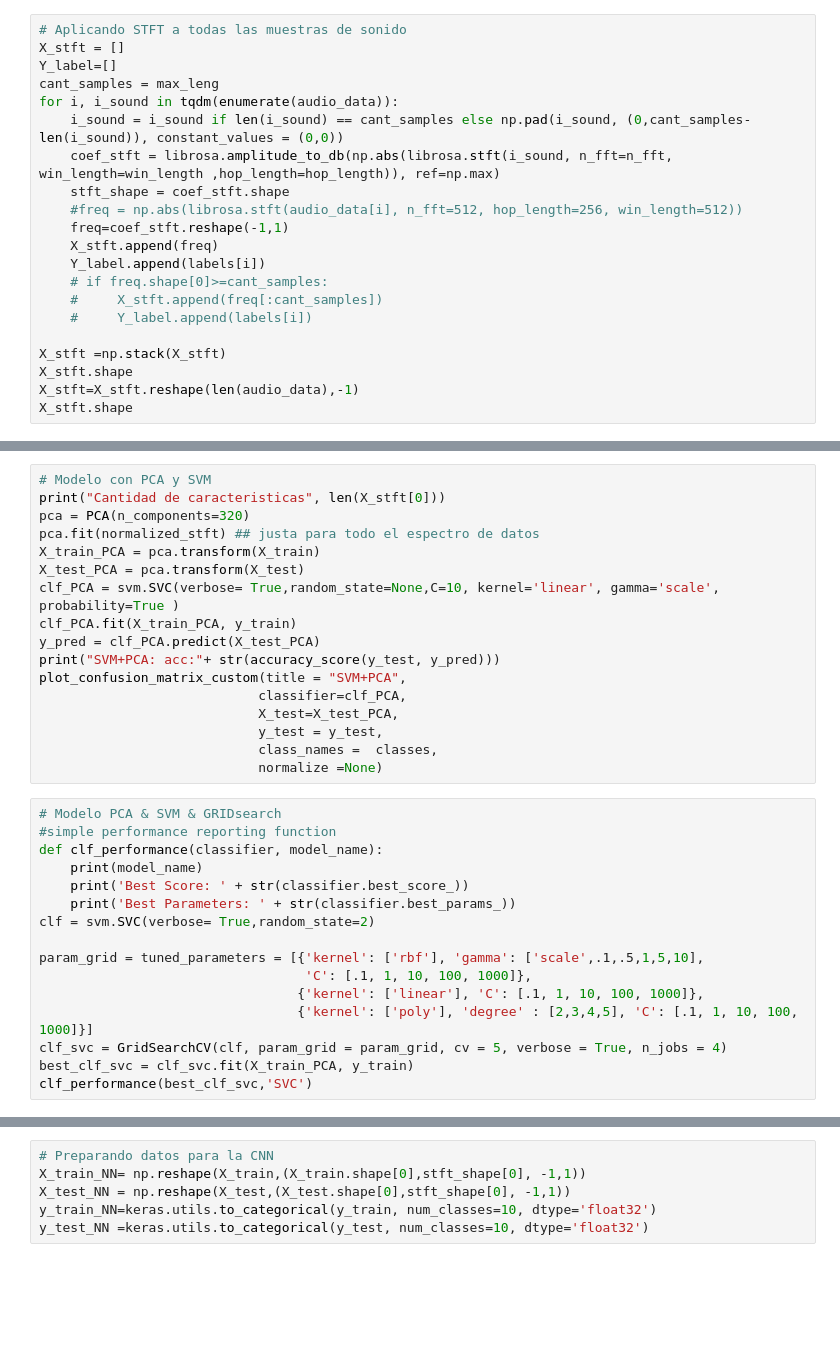
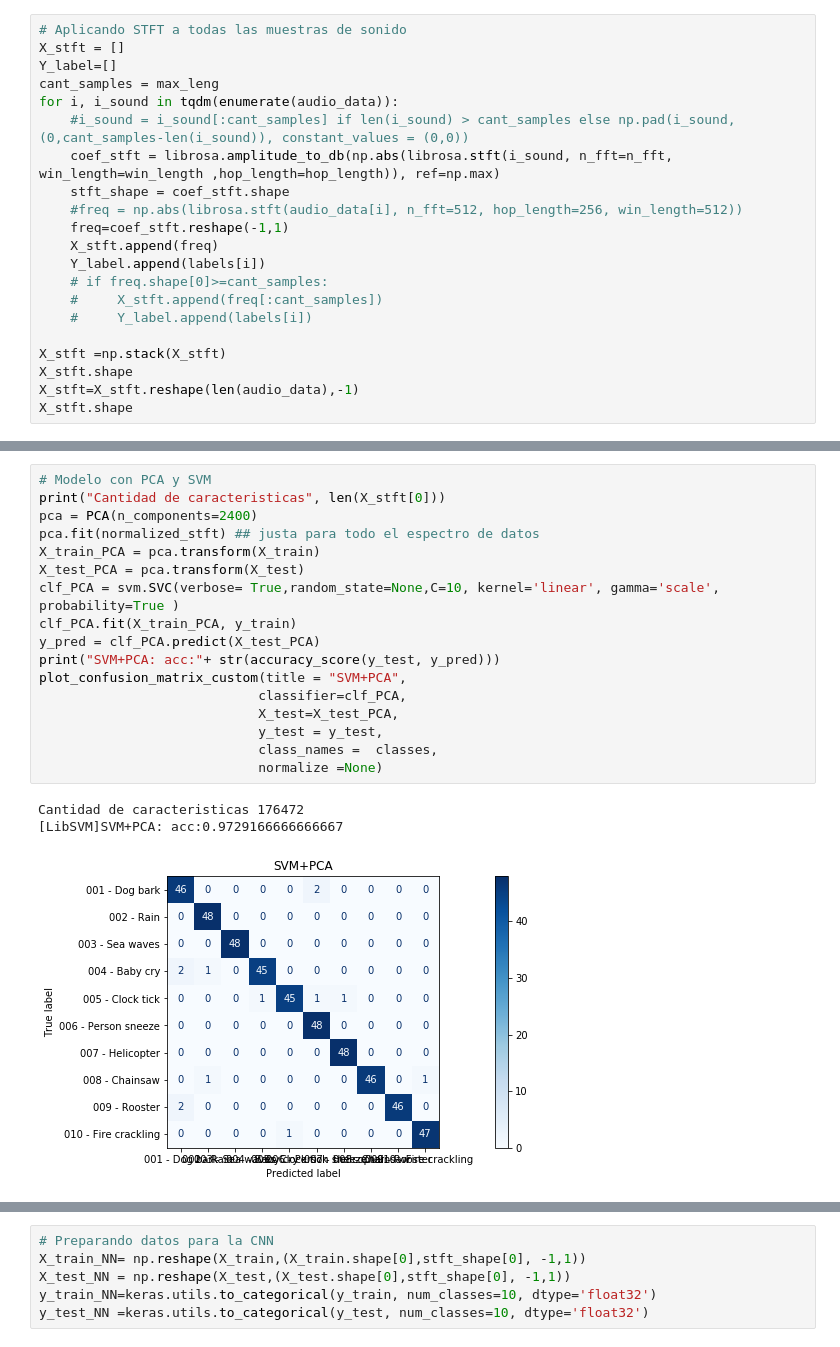
Before and after one commit to DavidCastilloAlvarado/STFT_ESC10, a Jupyter notebook: STFTstudy.ipynb, the cells around one changed output, grey strips where cells are left out. Saved outputs shown, nothing was run; the diff lists cells and outputs as text; blank space fills up the shorter version.

```diff
--- a/STFTstudy.ipynb
+++ b/STFTstudy.ipynb
@@ -135,7 +259,7 @@ X_stft = []
 Y_label=[]
 cant_samples = max_leng
 for i, i_sound in tqdm(enumerate(audio_data)):
-    i_sound = i_sound if len(i_sound) == cant_samples else np.pad(i_sound, (0,cant_samples-len(i_sound)), constant_values = (0,0))
+    #i_sound = i_sound[:cant_samples] if len(i_sound) > cant_samples else np.pad(i_sound, (0,cant_samples-len(i_sound)), constant_values = (0,0))
     coef_stft = librosa.amplitude_to_db(np.abs(librosa.stft(i_sound, n_fft=n_fft, win_length=win_length ,hop_length=hop_length)), ref=np.max)
     stft_shape = coef_stft.shape
     #freq = np.abs(librosa.stft(audio_data[i], n_fft=512, hop_length=256, win_length=512))
@@ -178,33 +311,21 @@ plot_confusion_matrix_custom(title = "SVM",
 # %%
 # Modelo con PCA y SVM
 print("Cantidad de caracteristicas", len(X_stft[0]))
-pca = PCA(n_components=320)
+pca = PCA(n_components=2400)
 pca.fit(normalized_stft) ## justa para todo el espectro de datos
 X_train_PCA = pca.transform(X_train)
 X_test_PCA = pca.transform(X_test)
 clf_PCA = svm.SVC(verbose= True,random_state=None,C=10, kernel='linear', gamma='scale', probability=True )
 clf_PCA.fit(X_train_PCA, y_train)
 y_pred = clf_PCA.predict(X_test_PCA)
 print("SVM+PCA: acc:"+ str(accuracy_score(y_test, y_pred)))
 plot_confusion_matrix_custom(title = "SVM+PCA",
                             classifier=clf_PCA,
                             X_test=X_test_PCA,
                             y_test = y_test,
                             class_names =  classes,
                             normalize =None)
+# %% [output]
+Cantidad de caracteristicas 176472
+[LibSVM]SVM+PCA: acc:0.9729166666666667
+[figure, added]
-# %%
-# Modelo PCA & SVM & GRIDsearch
-#simple performance reporting function
-def clf_performance(classifier, model_name):
-    print(model_name)
-    print('Best Score: ' + str(classifier.best_score_))
-    print('Best Parameters: ' + str(classifier.best_params_))
-clf = svm.SVC(verbose= True,random_state=2)
-
-param_grid = tuned_parameters = [{'kernel': ['rbf'], 'gamma': ['scale',.1,.5,1,5,10],
-                                  'C': [.1, 1, 10, 100, 1000]},
-                                 {'kernel': ['linear'], 'C': [.1, 1, 10, 100, 1000]},
-                                 {'kernel': ['poly'], 'degree' : [2,3,4,5], 'C': [.1, 1, 10, 100, 1000]}]
-clf_svc = GridSearchCV(clf, param_grid = param_grid, cv = 5, verbose = True, n_jobs = 4)
-best_clf_svc = clf_svc.fit(X_train_PCA, y_train)
-clf_performance(best_clf_svc,'SVC')
```
Also changed, not shown: parts of 12 cells of this notebook, 1 other file.
